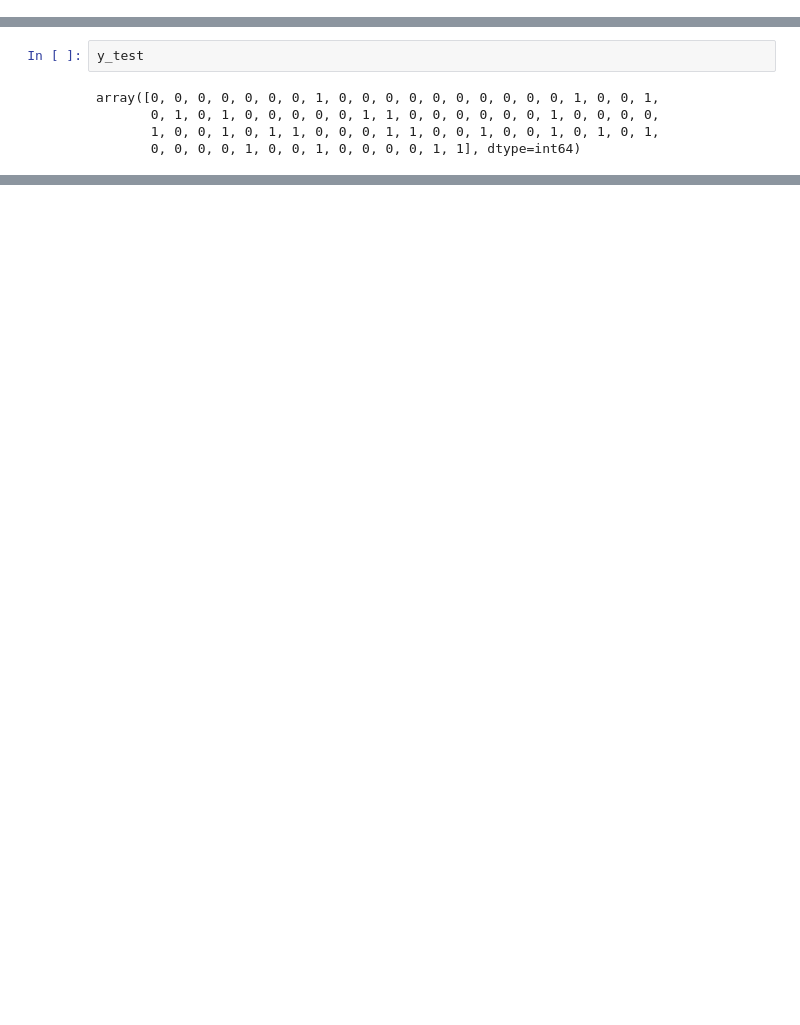
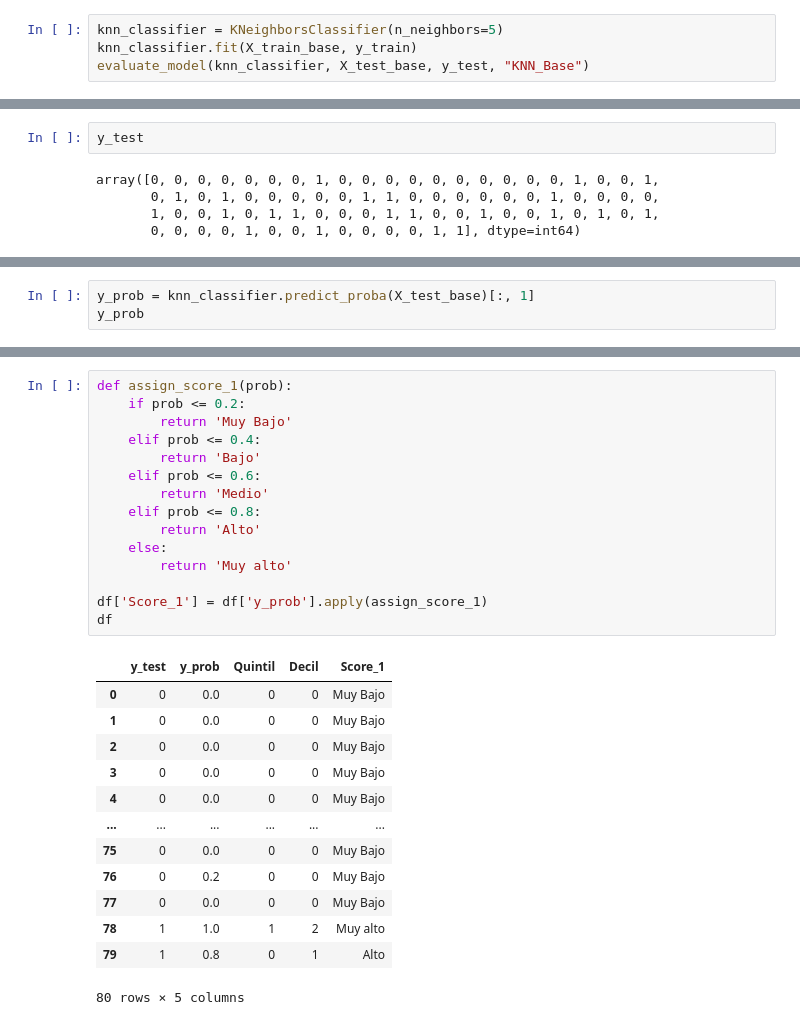
Before and after one commit to carlosmiguelpv/ADVANCED-DATA-MINING, a Jupyter notebook: comparacion_KNN_NB/KNN and NB Comparation.ipynb, the cells around one changed output, grey strips where cells are left out. Saved outputs shown, nothing was run; the diff lists cells and outputs as text; blank space fills up the shorter version.

```diff
--- a/comparacion_KNN_NB/KNN and NB Comparation.ipynb
+++ b/comparacion_KNN_NB/KNN and NB Comparation.ipynb
@@ -352,0 +327,4 @@ array([1, 0, 0, 0, 1, 1, 0, 1, 1, 0, 0, 1, 0, 0, 0, 1, 0, 1, 1, 1, 0, 1,
+# %%
+knn_classifier = KNeighborsClassifier(n_neighbors=5)
+knn_classifier.fit(X_train_base, y_train)
+evaluate_model(knn_classifier, X_test_base, y_test, "KNN_Base")
@@ -362,0 +343,3 @@ y_prob = classifier.predict_proba(X_test)[:, 1]
+# %%
+y_prob = knn_classifier.predict_proba(X_test_base)[:, 1]
+y_prob
@@ -362,0 +438,29 @@ y_prob = classifier.predict_proba(X_test)[:, 1]
+# %%
+def assign_score_1(prob):
+    if prob <= 0.2:
+        return 'Muy Bajo'
+    elif prob <= 0.4:
+        return 'Bajo'
+    elif prob <= 0.6:
+        return 'Medio'
+    elif prob <= 0.8:
+        return 'Alto'
+    else:
+        return 'Muy alto'
+
+df['Score_1'] = df['y_prob'].apply(assign_score_1)
+df
+# %% [output]
+|  | y_test | y_prob | Quintil | Decil | Score_1 |
+| 0 | 0 | 0.0 | 0 | 0 | Muy Bajo |
+| 1 | 0 | 0.0 | 0 | 0 | Muy Bajo |
+| 2 | 0 | 0.0 | 0 | 0 | Muy Bajo |
+| 3 | 0 | 0.0 | 0 | 0 | Muy Bajo |
+| 4 | 0 | 0.0 | 0 | 0 | Muy Bajo |
+| ... | ... | ... | ... | ... | ... |
+| 75 | 0 | 0.0 | 0 | 0 | Muy Bajo |
+| 76 | 0 | 0.2 | 0 | 0 | Muy Bajo |
+| 77 | 0 | 0.0 | 0 | 0 | Muy Bajo |
+| 78 | 1 | 1.0 | 1 | 2 | Muy alto |
+| 79 | 1 | 0.8 | 0 | 1 | Alto |
+80 rows × 5 columns
```
Also changed, not shown: parts of 26 cells of this notebook.
